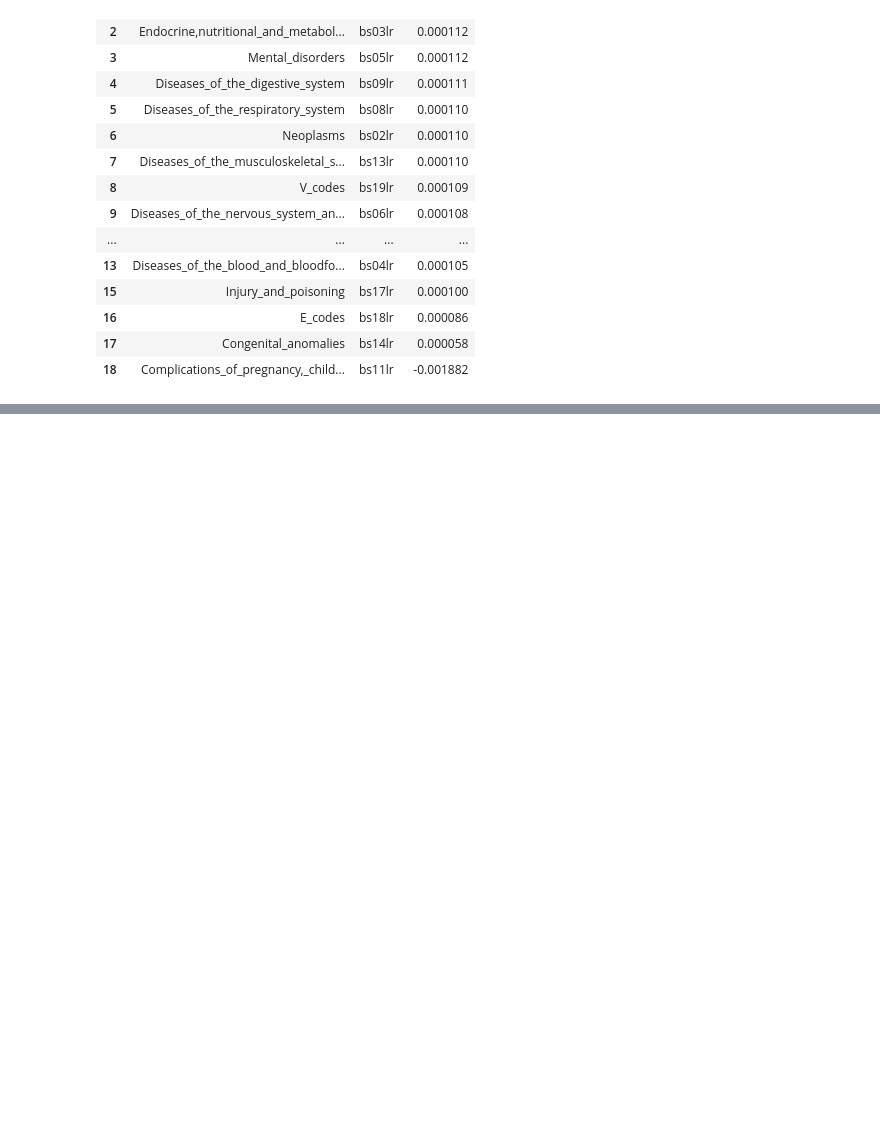
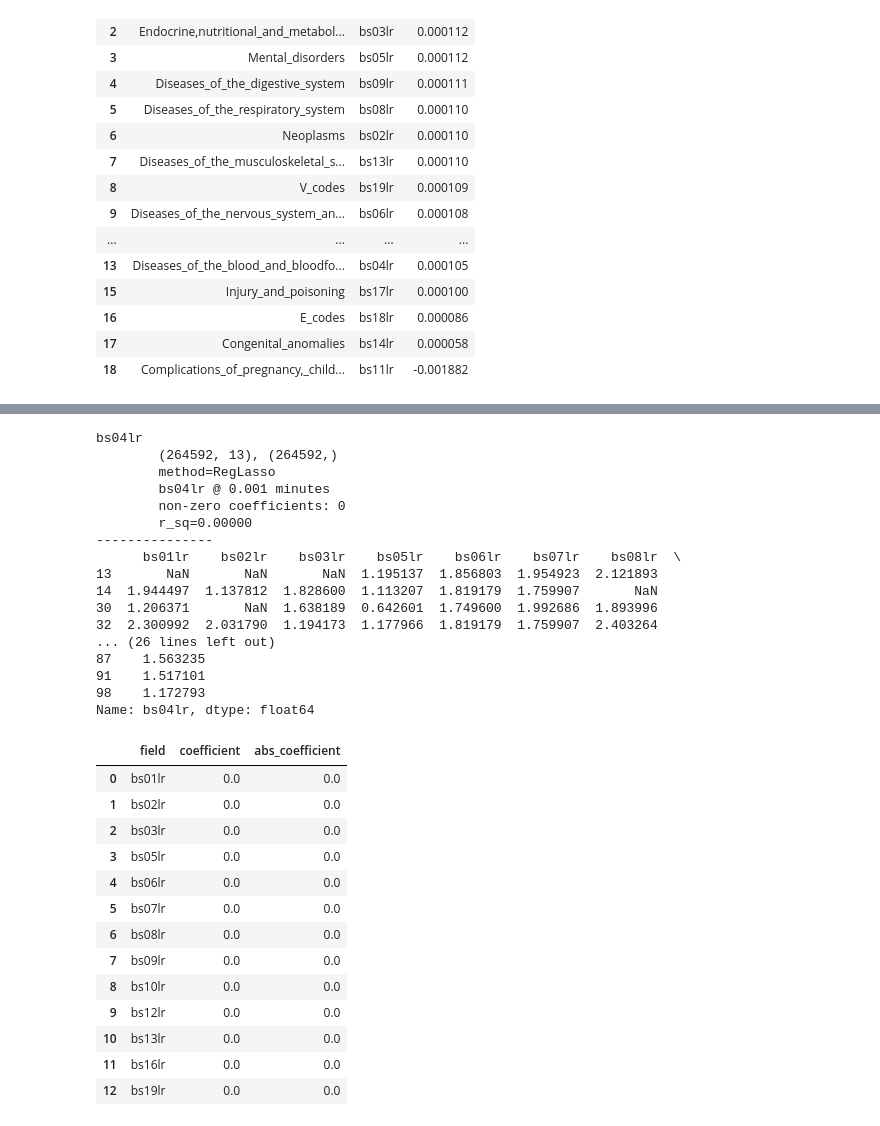
Before and after one commit to oneoffcoder/lasso-bbn, a Jupyter notebook: jupyter/diabetes-01-lasso.ipynb, the cells around one changed output, grey strips where cells are left out. Cells and saved outputs as stored; diff of their text form; code cells hidden in the pictures; blank space fills up the shorter version.

```diff
--- a/jupyter/diabetes-01-lasso.ipynb
+++ b/jupyter/diabetes-01-lasso.ipynb
@@ -200,0 +259,34 @@ dm
+# %%
+do_learn(df, 'bs04lr')
+# %% [output]
+bs04lr
+        (264592, 13), (264592,)
+        method=RegLasso
+        bs04lr @ 0.001 minutes
+        non-zero coefficients: 0
+        r_sq=0.00000
+---------------
+      bs01lr    bs02lr    bs03lr    bs05lr    bs06lr    bs07lr    bs08lr  \
+13       NaN       NaN       NaN  1.195137  1.856803  1.954923  2.121893
+14  1.944497  1.137812  1.828600  1.113207  1.819179  1.759907       NaN
+30  1.206371       NaN  1.638189  0.642601  1.749600  1.992686  1.893996
+32  2.300992  2.031790  1.194173  1.177966  1.819179  1.759907  2.403264
+... (26 lines left out)
+87    1.563235
+91    1.517101
+98    1.172793
+Name: bs04lr, dtype: float64
+|  | field | coefficient | abs_coefficient |
+| 0 | bs01lr | 0.0 | 0.0 |
+| 1 | bs02lr | 0.0 | 0.0 |
+| 2 | bs03lr | 0.0 | 0.0 |
+| 3 | bs05lr | 0.0 | 0.0 |
+| 4 | bs06lr | 0.0 | 0.0 |
+| 5 | bs07lr | 0.0 | 0.0 |
+| 6 | bs08lr | 0.0 | 0.0 |
+| 7 | bs09lr | 0.0 | 0.0 |
+| 8 | bs10lr | 0.0 | 0.0 |
+| 9 | bs12lr | 0.0 | 0.0 |
+| 10 | bs13lr | 0.0 | 0.0 |
+| 11 | bs16lr | 0.0 | 0.0 |
+| 12 | bs19lr | 0.0 | 0.0 |
```
Also changed, not shown: parts of 5 cells of this notebook, 1 other file.
